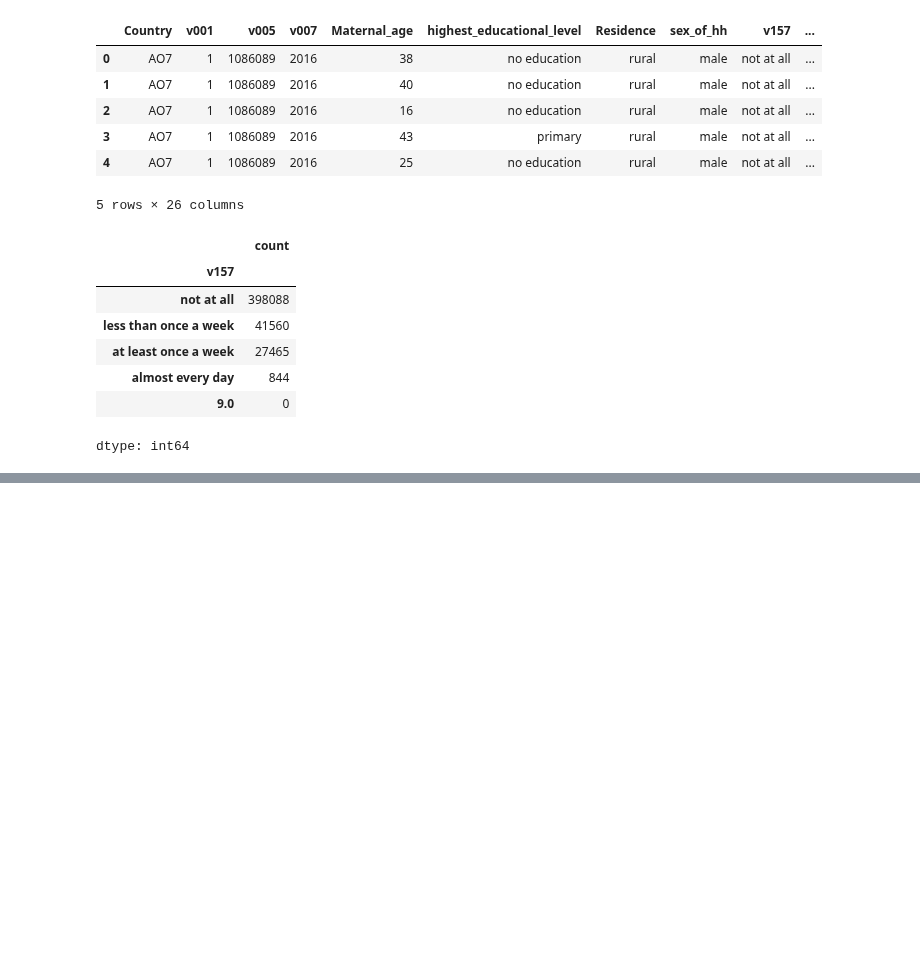
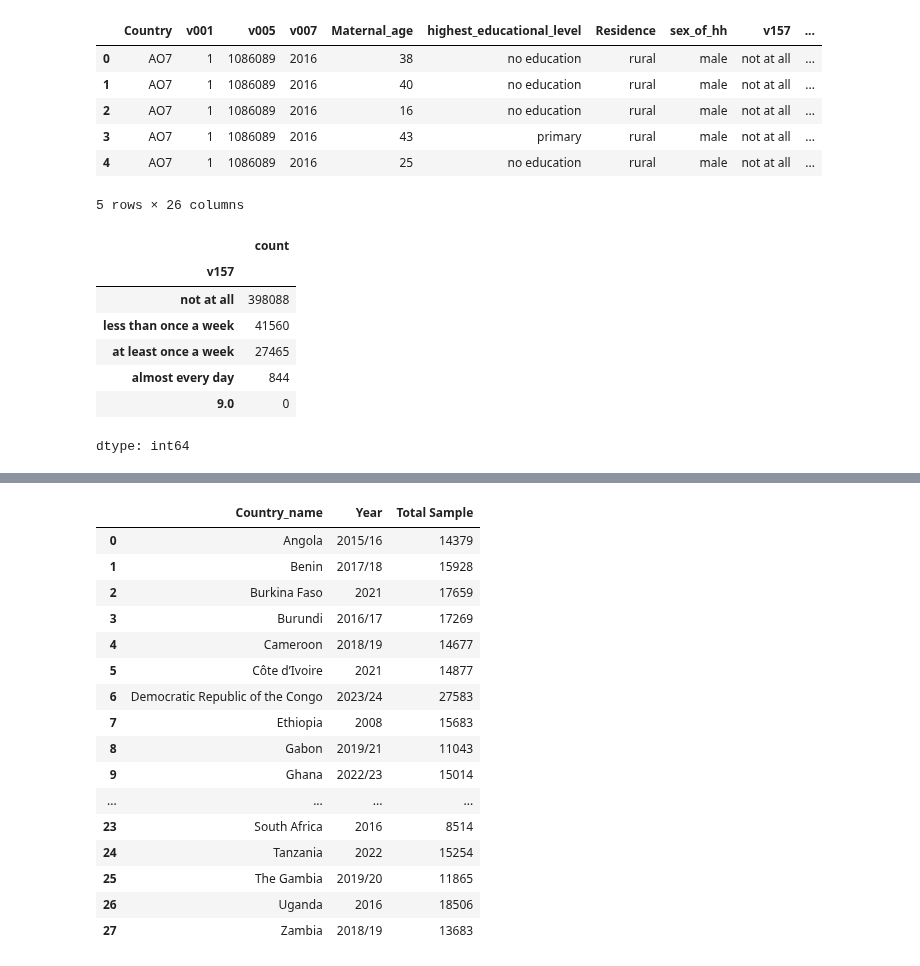
Before and after one commit to Fentahun60/Fentahun, a Jupyter notebook: access.ipynb, the cells around one changed output, grey strips where cells are left out. Saved outputs shown, nothing was run; the diff lists cells and outputs as text; code cells hidden in the pictures; blank space fills up the shorter version.

```diff
--- a/access.ipynb
+++ b/access.ipynb
@@ -411,0 +549,8 @@ display(gave_birth_in_the_5yrs_counts)
+# %%
+# Recategorize 'gave_birth_in_the_5yrs' by creating a new variable
+df['gave_birth_in_the_5yrs_categorized'] = df['gave_birth_in_the_5yrs'].apply(
+    lambda x: 'No' if x == 'no births' else 'Yes'
+)
+
+# Display the value counts of the new column to verify
+display(df['gave_birth_in_the_5yrs_categorized'].value_counts())
@@ -411,0 +573,9 @@ display(gave_birth_in_the_5yrs_counts)
+# %%
+# Drop the original 'gave_birth_in_the_5yrs' column
+df = df.drop(columns=['gave_birth_in_the_5yrs'])
+
+# Rename the new column
+df = df.rename(columns={'gave_birth_in_the_5yrs_categorized': 'gave_birth_in_the_5yrs'})
+
+# Display the head of the DataFrame to confirm the changes
+display(df.head())
@@ -411,0 +654,65 @@ display(gave_birth_in_the_5yrs_counts)
+# %%
+# Group by 'Country_name' and sort by year
+grouped_by_country = df.groupby('Country_name')['v007'].agg(lambda x: sorted(list(x.unique())))
+
+# Create a new list to store the combined data
+combined_data = []
+
+# Iterate through each country's years
+for country, years in grouped_by_country.items():
+    if not years:
+        continue
+
+    # Initialize the current range
+    current_range_start = years[0]
+    current_range_end = years[0]
+    total_sample = df[(df['Country_name'] == country) & (df['v007'] == years[0])].shape[0]
+
+    for i in range(1, len(years)):
+        if years[i] == current_range_end + 1:
+            # Extend the current range
+            current_range_end = years[i]
+            total_sample += df[(df['Country_name'] == country) & (df['v007'] == years[i])].shape[0]
+        else:
+            # Add the completed range to the combined data
+            if current_range_start == current_range_end:
+                year_representation = str(current_range_start)
+            else:
+                year_representation = f"{current_range_start}/{str(current_range_end)[-2:]}"
+            combined_data.append({'Country_name': country, 'Year': year_representation, 'Total Sample': total_sample})
+
+            # Start a new range
+            current_range_start = years[i]
+            current_range_end = years[i]
+            total_sample = df[(df['Country_name'] == country) & (df['v007'] == years[i])].shape[0]
+
+    # Add the last range
+    if current_range_start == current_range_end:
+        year_representation = str(current_range_start)
+    else:
+        year_representation = f"{current_range_start}/{str(current_range_end)[-2:]}"
+    combined_data.append({'Country_name': country, 'Year': year_representation, 'Total Sample': total_sample})
+
+# Create a new DataFrame from the combined data
+sample_size_table_combined = pd.DataFrame(combined_data)
+
+# Display the combined table
+display(sample_size_table_combined)
+# %% [output]
+|  | Country_name | Year | Total Sample |
+| 0 | Angola | 2015/16 | 14379 |
+| 1 | Benin | 2017/18 | 15928 |
+| 2 | Burkina Faso | 2021 | 17659 |
+| 3 | Burundi | 2016/17 | 17269 |
+| 4 | Cameroon | 2018/19 | 14677 |
+| 5 | Côte d’Ivoire | 2021 | 14877 |
+| 6 | Democratic Republic of the Congo | 2023/24 | 27583 |
+| 7 | Ethiopia | 2008 | 15683 |
+| 8 | Gabon | 2019/21 | 11043 |
+| 9 | Ghana | 2022/23 | 15014 |
+| ... | ... | ... | ... |
+| 23 | South Africa | 2016 | 8514 |
+| 24 | Tanzania | 2022 | 15254 |
+| 25 | The Gambia | 2019/20 | 11865 |
+| 26 | Uganda | 2016 | 18506 |
+| 27 | Zambia | 2018/19 | 13683 |
```
Also changed, not shown: parts of 43 cells of this notebook.
